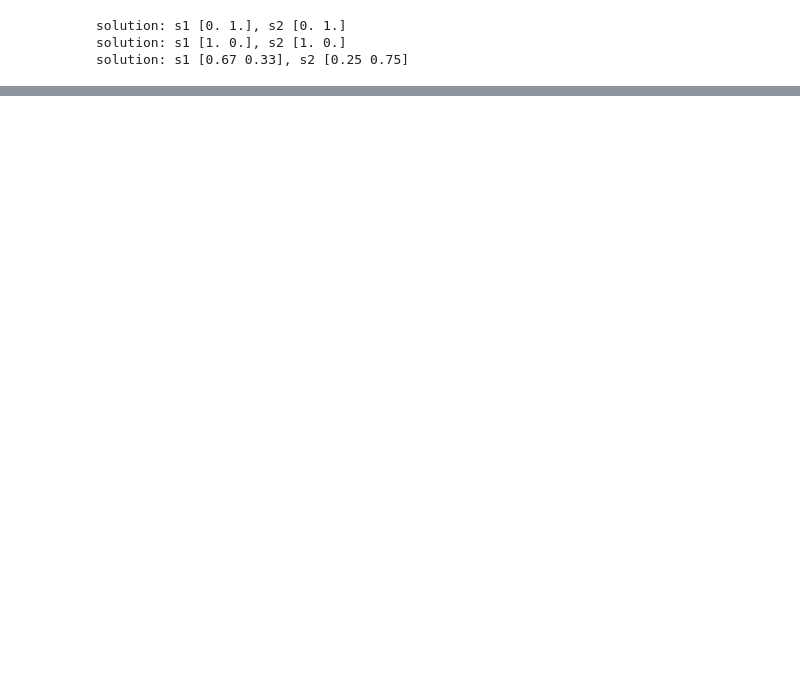
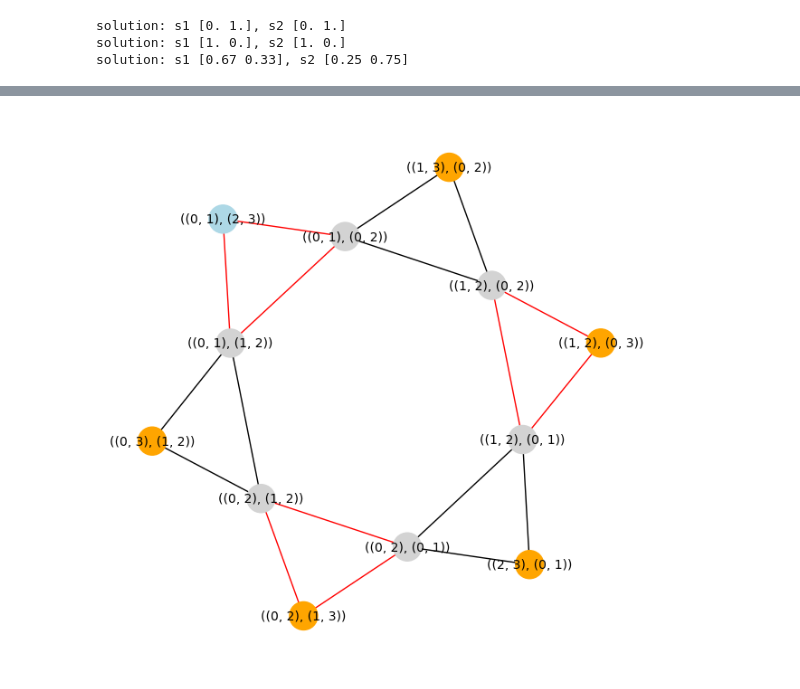
Before and after one commit to GiottoFrean/Multiagent_Systems, a Jupyter notebook: 4 Computing solution concepts for Normal-Form games/B - Computing Nash equilibria, deeper look.ipynb, the cells around one changed output, grey strips where cells are left out. Drawn from its saved outputs; the diff is of its cells as text; code cells hidden in the pictures; blank space fills up the shorter version.

```diff
--- a/4 Computing solution concepts for Normal-Form games/B - Computing Nash equilibria, deeper look.ipynb
+++ b/4 Computing solution concepts for Normal-Form games/B - Computing Nash equilibria, deeper look.ipynb
@@ -217,0 +175,44 @@ And voila! We have a solution. This corresponds to $s_1=[1,0]$, $s_2=[0,1]$.
+# %%
+nodes = []
+node_colors = []
+for comb1 in list(combinations(range(4), 2)):
+    for comb2 in list(combinations(range(4), 2)):
+        all_columns = set(comb1) | set(comb2)
+        if 0 in all_columns and 1 in all_columns and 2 in all_columns:
+            nodes.append((comb1,comb2))
+            if comb1==(0,1) and comb2==(2,3):
+                node_colors.append("lightblue") # has all columns, but invalid as s1=0 and s2=0
+            elif 3 in all_columns:
+                node_colors.append("orange") # solution!
+            else:
+                node_colors.append("lightgray")
+
+edges = []
+edge_colors = []
+for nodeA_index in range(len(nodes)):
+    for nodeB_index in range(nodeA_index+1, len(nodes)):
+        nodeA = nodes[nodeA_index]
+        nodeB = nodes[nodeB_index]
+        differences1 = len(set(nodeA[0]) ^ set(nodeB[0])) # difference in first table (IU1)
+        differences2 = len(set(nodeA[1]) ^ set(nodeB[1])) # difference in second table (U2I)
+        if (differences1==2 and differences2==0): # first set has changed
+            edges.append((nodeA_index,nodeB_index))
+            edge_colors.append("black")
+        elif (differences1==0 and differences2==2): # second set has changed
+            edges.append((nodeA_index,nodeB_index))
+            edge_colors.append("red")
+
+G = nx.Graph()
+for i, node in enumerate(nodes):
+    G.add_node(i, label=str(node))
+
+G.add_edges_from(edges)
+pos = nx.spring_layout(G)  # You can use other layouts like circular_layout
+labels = nx.get_node_attributes(G, 'label')  # Fetch the node labels
+
+plt.figure(figsize=(6, 6))
+nx.draw(G, pos, with_labels=False, node_size=500, node_color=node_colors, edge_color=edge_colors)
+nx.draw_networkx_labels(G, pos, labels=labels, font_size=10)
+plt.show()
+# %% [output]
+[figure, added]
```
Also changed, not shown: parts of 6 cells of this notebook.
